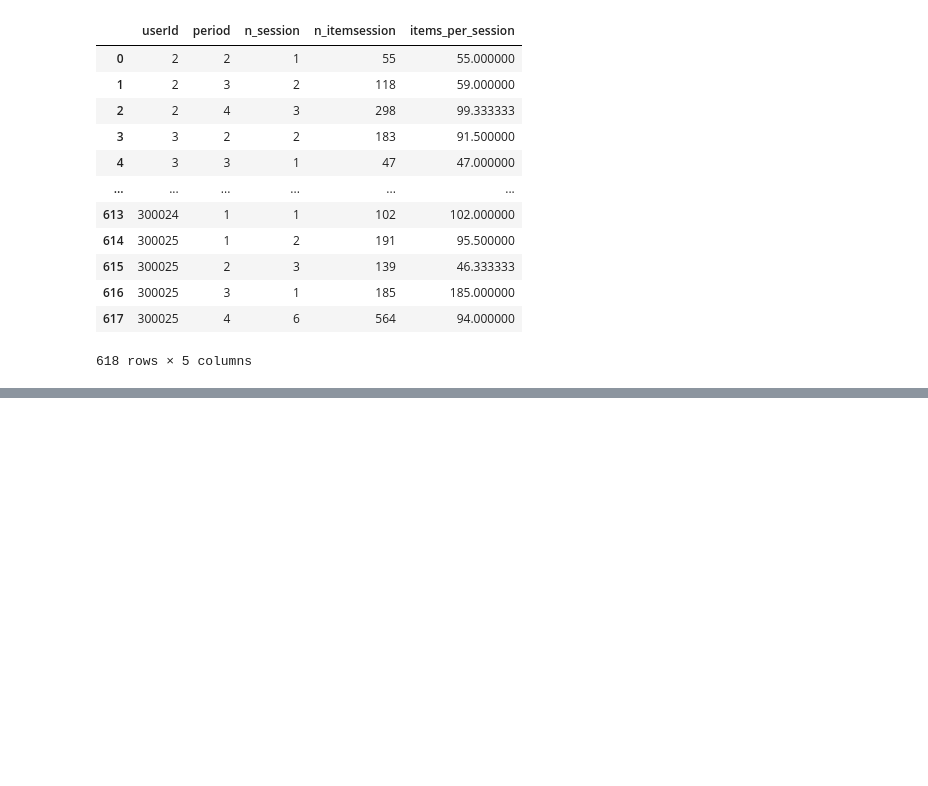
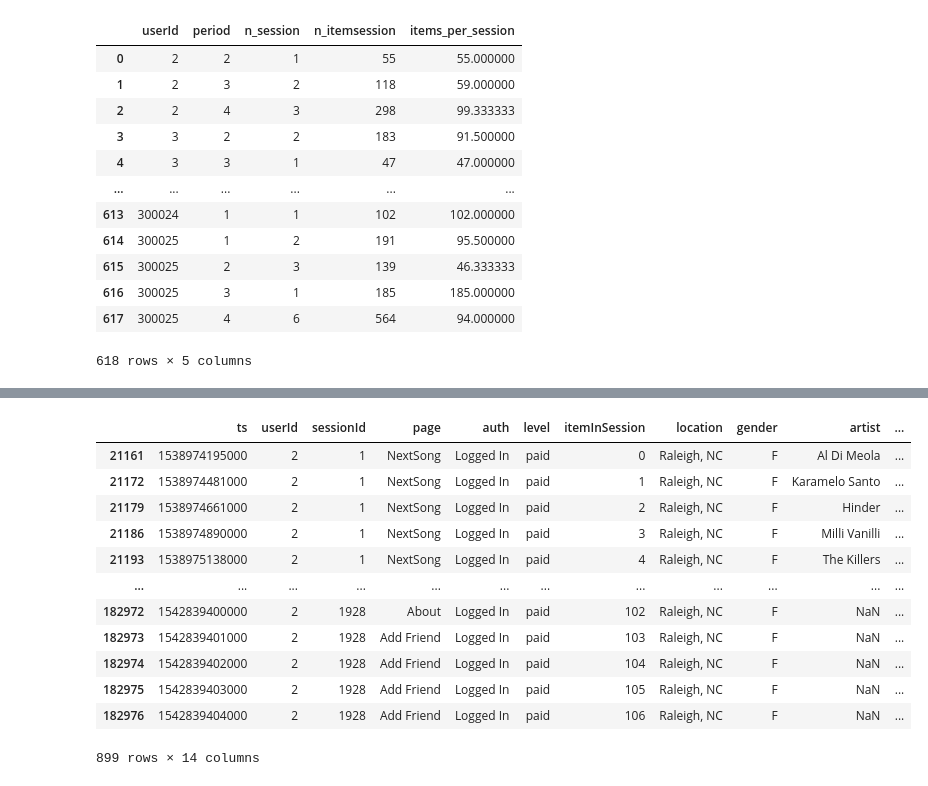
Before and after one commit to gilzero/project_churn_spark, a Jupyter notebook: sparkify.ipynb, the cells around one changed output, grey strips where cells are left out. Cells and saved outputs as stored; diff of their text form; code cells hidden in the pictures; blank space fills up the shorter version.

```diff
--- a/sparkify.ipynb
+++ b/sparkify.ipynb
@@ -876,0 +1055,15 @@ df_p[(df_p.userId==2) & df_p.period.isin([0])]
+# %%
+# Get tenure daterange for a given user.
+# method: latest seen 'paid' date minus tenure days.
+# related method: get_tenure(). Already have a dict: tenures
+# df[df.userId.isin(uids)]
+
+u2_tenure_end = df[(df.userId == 2) & (df.level=='paid')].drop_duplicates('userId', keep='last').iloc[0].datetime
+
+u2_tenure_start = u2_tenure_end-pd.Timedelta(f'{tenures[2]} days')
+
+print(u2_tenure_start)
+
+
+df[(df.userId == 2)]
+# %% [output]
@@ -876,0 +1071,13 @@ df_p[(df_p.userId==2) & df_p.period.isin([0])]
+|  | ts | userId | sessionId | page | auth | level | itemInSession | location | gender | artist | ... |
+| 21161 | 1538974195000 | 2 | 1 | NextSong | Logged In | paid | 0 | Raleigh, NC | F | Al Di Meola | ... |
+| 21172 | 1538974481000 | 2 | 1 | NextSong | Logged In | paid | 1 | Raleigh, NC | F | Karamelo Santo | ... |
+| 21179 | 1538974661000 | 2 | 1 | NextSong | Logged In | paid | 2 | Raleigh, NC | F | Hinder | ... |
+| 21186 | 1538974890000 | 2 | 1 | NextSong | Logged In | paid | 3 | Raleigh, NC | F | Milli Vanilli | ... |
+| 21193 | 1538975138000 | 2 | 1 | NextSong | Logged In | paid | 4 | Raleigh, NC | F | The Killers | ... |
+| ... | ... | ... | ... | ... | ... | ... | ... | ... | ... | ... | ... |
+| 182972 | 1542839400000 | 2 | 1928 | About | Logged In | paid | 102 | Raleigh, NC | F | NaN | ... |
+| 182973 | 1542839401000 | 2 | 1928 | Add Friend | Logged In | paid | 103 | Raleigh, NC | F | NaN | ... |
+| 182974 | 1542839402000 | 2 | 1928 | Add Friend | Logged In | paid | 104 | Raleigh, NC | F | NaN | ... |
+| 182975 | 1542839403000 | 2 | 1928 | Add Friend | Logged In | paid | 105 | Raleigh, NC | F | NaN | ... |
+| 182976 | 1542839404000 | 2 | 1928 | Add Friend | Logged In | paid | 106 | Raleigh, NC | F | NaN | ... |
+899 rows × 14 columns
```
Also changed, not shown: parts of 86 cells of this notebook.
